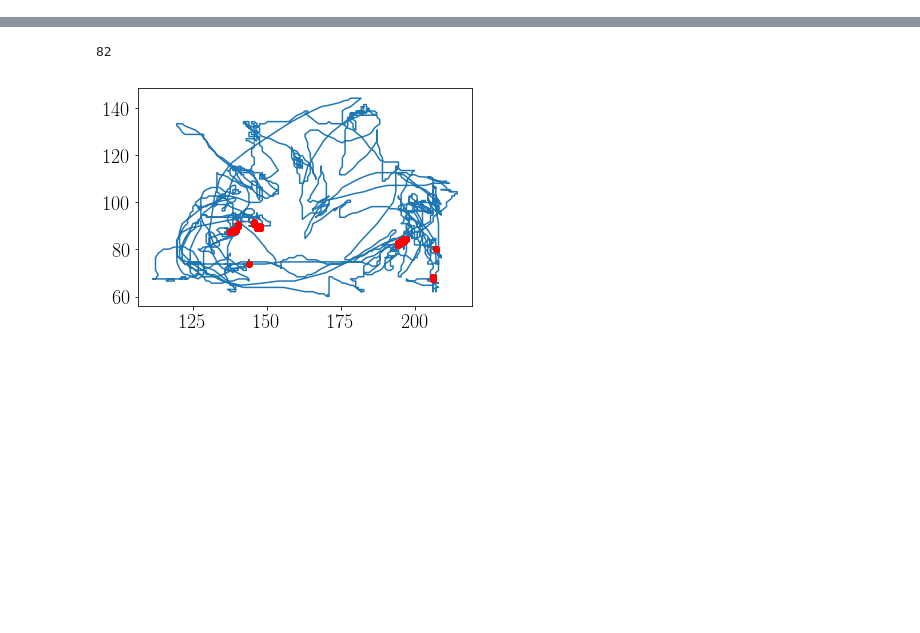
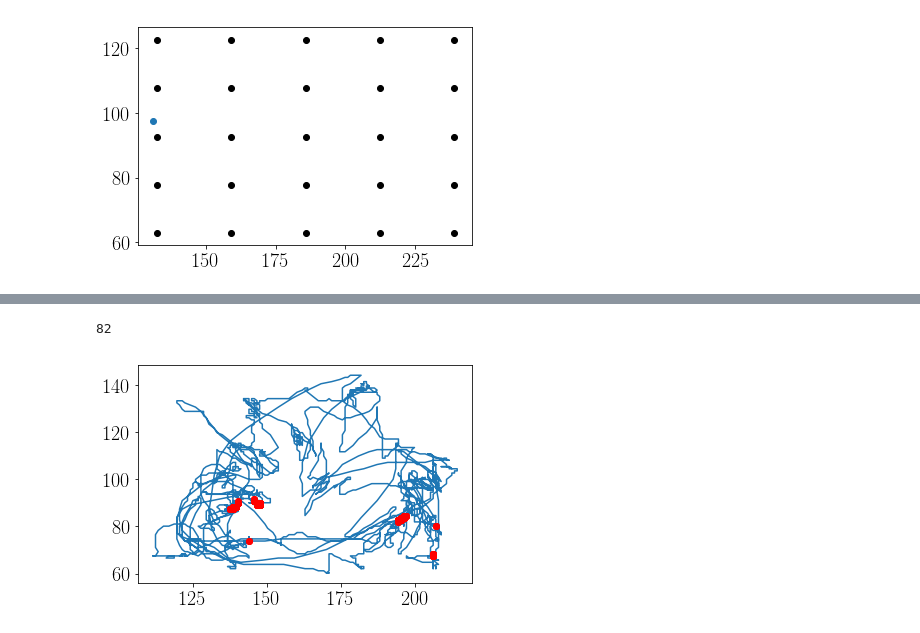
Before and after one commit to BouchardLab/neuropacks, a Jupyter notebook: notebooks/hc6.ipynb, the cells around one changed output, grey strips where cells are left out. Cells and saved outputs as stored; diff of their text form; code cells hidden in the pictures; blank space fills up the shorter version.

```diff
--- a/notebooks/hc6.ipynb
+++ b/notebooks/hc6.ipynb
@@ -9,0 +60,2 @@ hc6 = HC6('/Users/psachdeva/data/hc6/Bon')
+# %%
+X, (means, covar) = hc6.get_design_matrix(day=2, epoch=2, bin_width=0.25)
@@ -9,0 +97,6 @@ hc6 = HC6('/Users/psachdeva/data/hc6/Bon')
+# %%
+plt.scatter(x_binned[50], y_binned[50])
+for mean in means:
+    plt.scatter(mean[0], mean[1], color='k')
+# %% [output]
+[figure, added]
```
Also changed, not shown: parts of 19 cells of this notebook, 1 other file.
